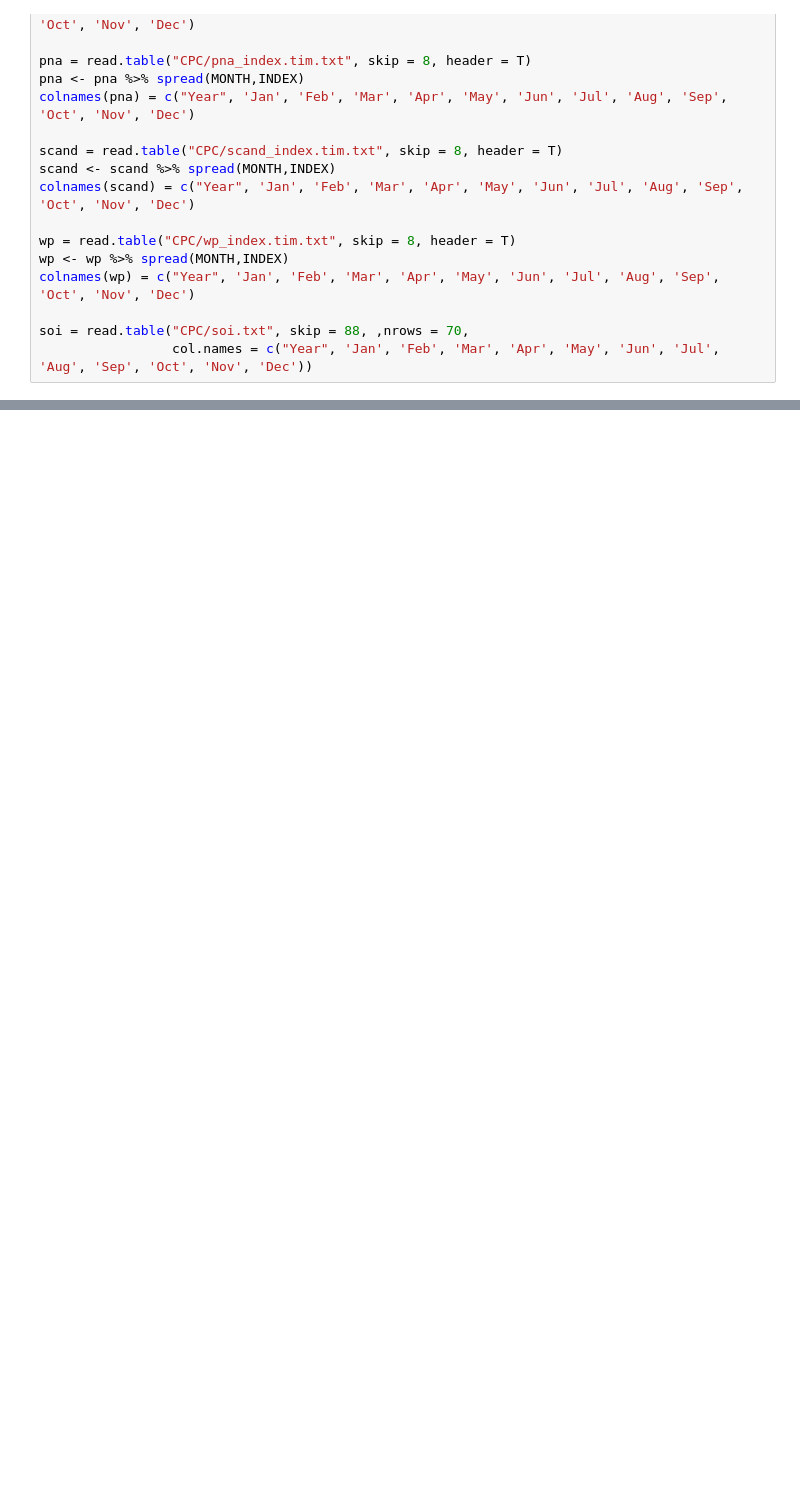
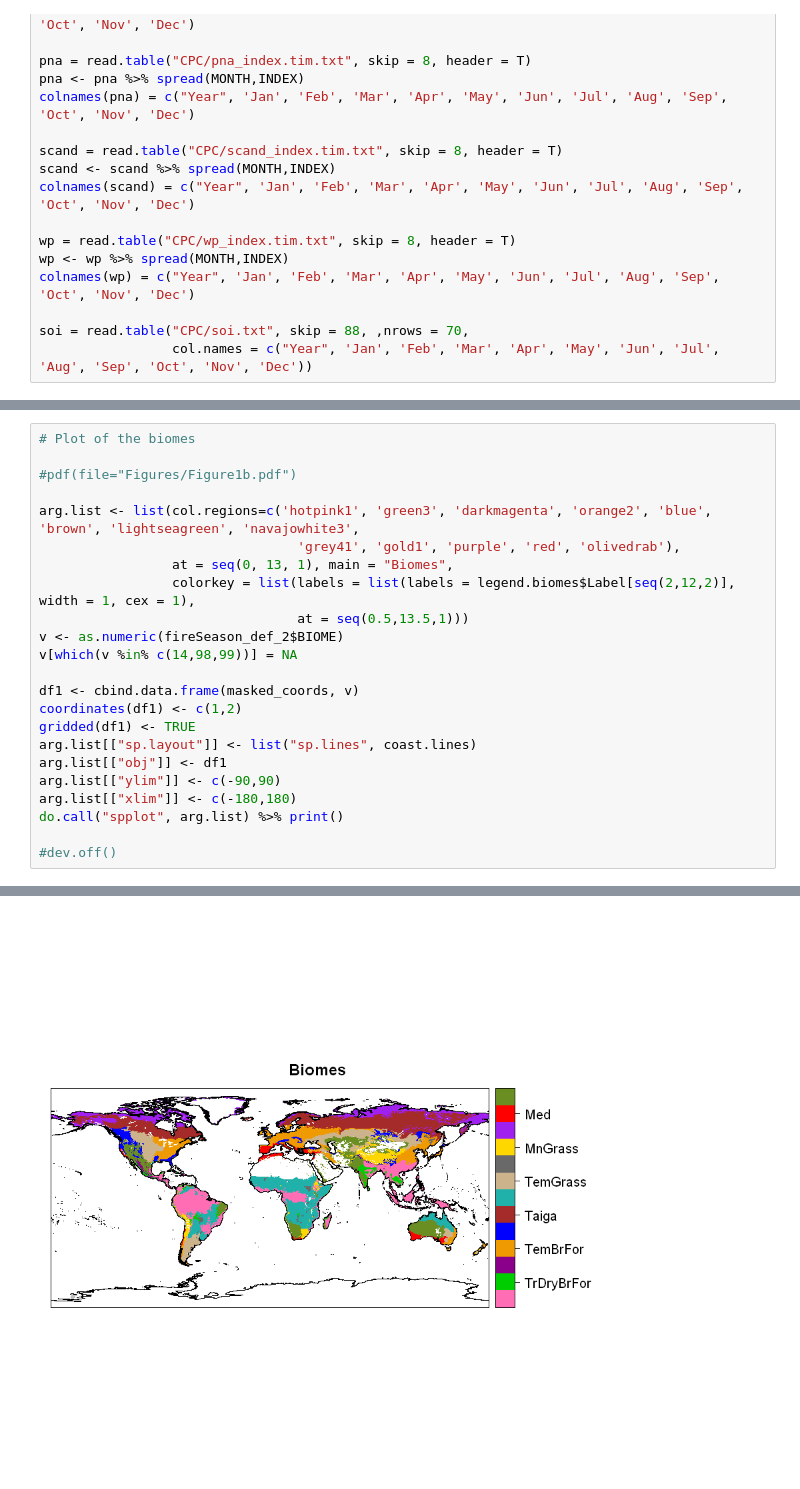
Before and after one commit to MarcosVM98/TFM, a Jupyter notebook: notebooks/Figures.ipynb, the cells around one changed output, grey strips where cells are left out. Drawn from its saved outputs; the diff is of its cells as text; blank space fills up the shorter version.

```diff
--- a/notebooks/Figures.ipynb
+++ b/notebooks/Figures.ipynb
@@ -455,0 +114,24 @@ Warning message in points2grid(points, tolerance, round):
+# %%
+# Plot of the biomes
+
+#pdf(file="Figures/Figure1b.pdf")
+
+arg.list <- list(col.regions=c('hotpink1', 'green3', 'darkmagenta', 'orange2', 'blue', 'brown', 'lightseagreen', 'navajowhite3',
+                                 'grey41', 'gold1', 'purple', 'red', 'olivedrab'),
+                 at = seq(0, 13, 1), main = "Biomes",
+                 colorkey = list(labels = list(labels = legend.biomes$Label[seq(2,12,2)], width = 1, cex = 1),
+                                 at = seq(0.5,13.5,1)))
+v <- as.numeric(fireSeason_def_2$BIOME)
+v[which(v %in% c(14,98,99))] = NA
+
+df1 <- cbind.data.frame(masked_coords, v)
+coordinates(df1) <- c(1,2)
+gridded(df1) <- TRUE
+arg.list[["sp.layout"]] <- list("sp.lines", coast.lines)
+arg.list[["obj"]] <- df1
+arg.list[["ylim"]] <- c(-90,90)
+arg.list[["xlim"]] <- c(-180,180)
+do.call("spplot", arg.list) %>% print()
+
+#dev.off()
+# %% [output]
@@ -455,0 +140 @@ Warning message in points2grid(points, tolerance, round):
+[figure, added]
```
Also changed, not shown: parts of 39 cells of this notebook, 50 other files.
